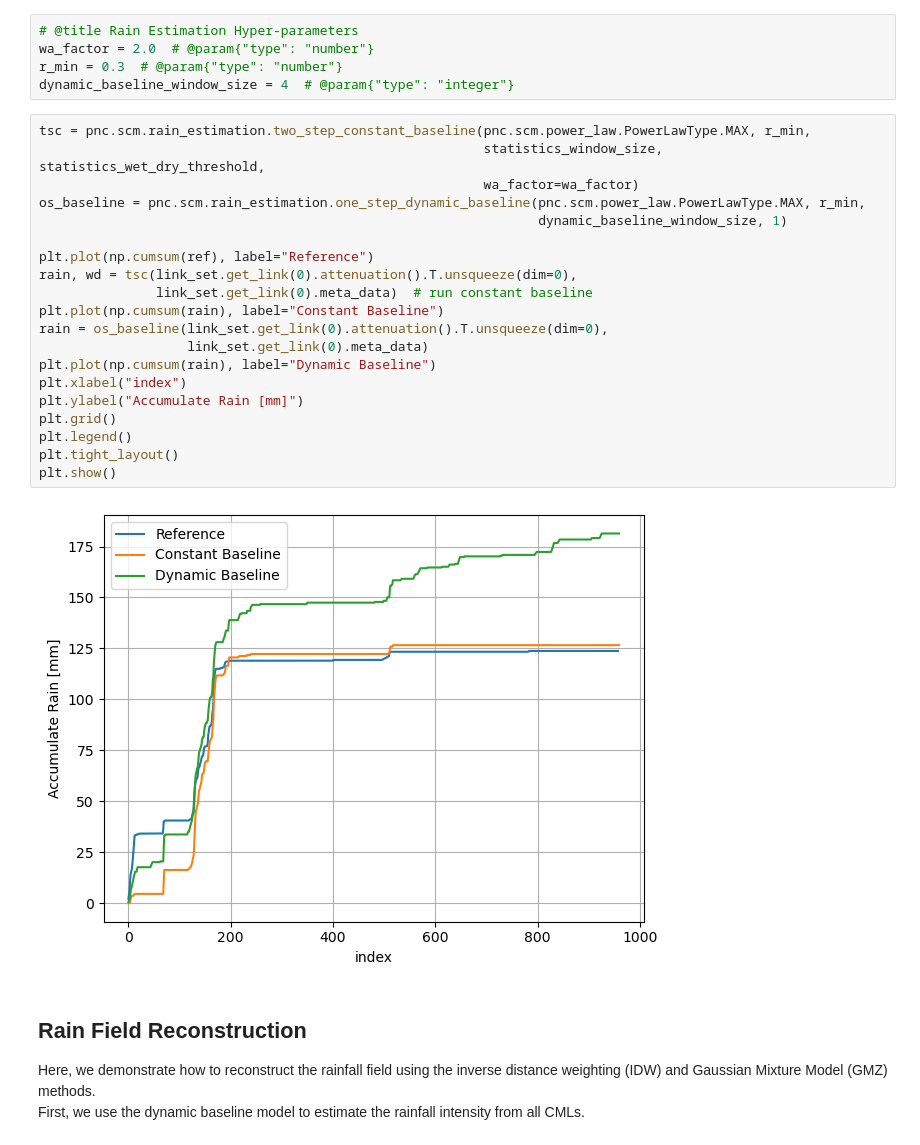
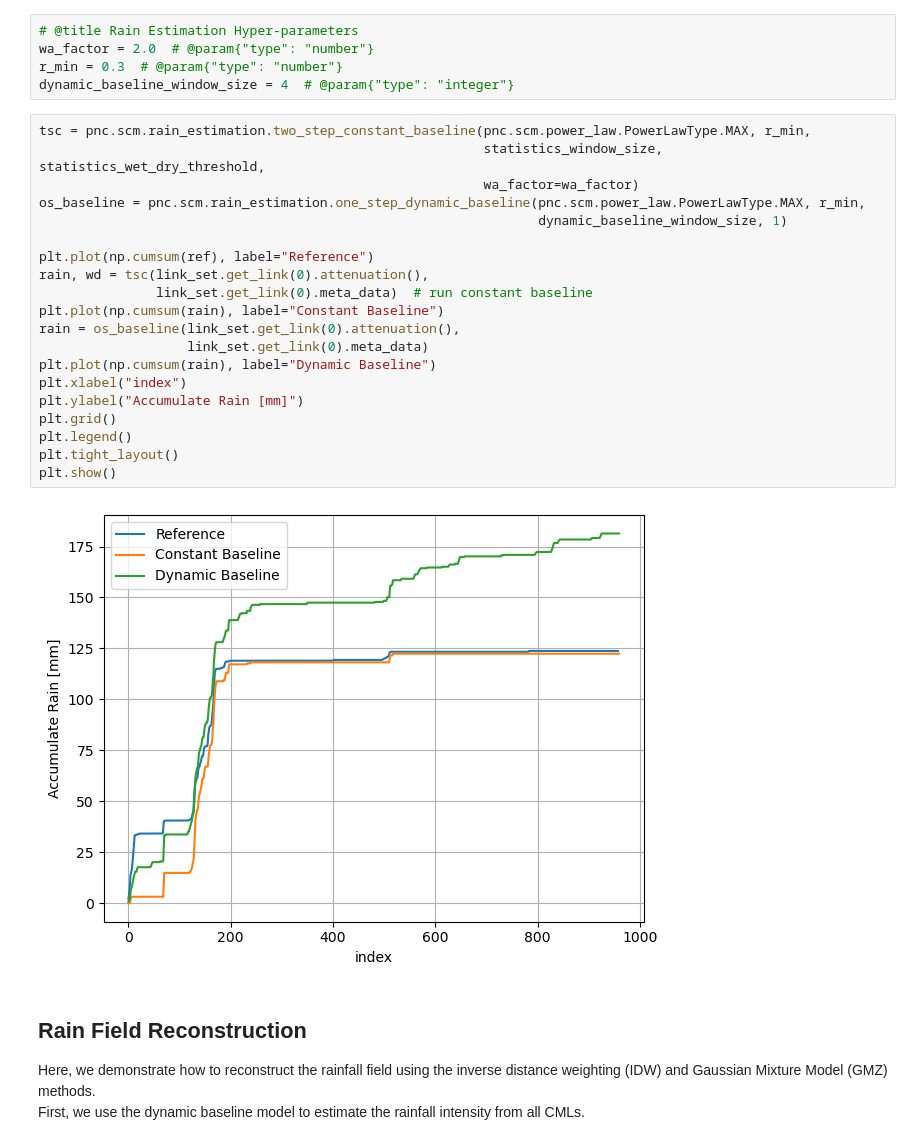
Before and after one commit to haihabi/PyNNcml, a Jupyter notebook: examples/tutorials/model_driven_tutorial.ipynb, the cells around one changed output. Saved outputs shown, nothing was run; the diff lists cells and outputs as text.

```diff
--- a/examples/tutorials/model_driven_tutorial.ipynb
+++ b/examples/tutorials/model_driven_tutorial.ipynb
@@ -161,25 +145,25 @@ dynamic_baseline_window_size = 4  # @param{"type": "integer"}
 # %%
 tsc = pnc.scm.rain_estimation.two_step_constant_baseline(pnc.scm.power_law.PowerLawType.MAX, r_min,
                                                          statistics_window_size, statistics_wet_dry_threshold,
                                                          wa_factor=wa_factor)
 os_baseline = pnc.scm.rain_estimation.one_step_dynamic_baseline(pnc.scm.power_law.PowerLawType.MAX, r_min,
                                                                 dynamic_baseline_window_size, 1)
 
 plt.plot(np.cumsum(ref), label="Reference")
-rain, wd = tsc(link_set.get_link(0).attenuation().T.unsqueeze(dim=0),
+rain, wd = tsc(link_set.get_link(0).attenuation(),
                link_set.get_link(0).meta_data)  # run constant baseline
 plt.plot(np.cumsum(rain), label="Constant Baseline")
-rain = os_baseline(link_set.get_link(0).attenuation().T.unsqueeze(dim=0),
+rain = os_baseline(link_set.get_link(0).attenuation(),
                    link_set.get_link(0).meta_data)
 plt.plot(np.cumsum(rain), label="Dynamic Baseline")
 plt.xlabel("index")
 plt.ylabel("Accumulate Rain [mm]")
 plt.grid()
 plt.legend()
 plt.tight_layout()
 plt.show()
 # %% [output]
-[figure, old version]
+[figure, new version]
 # %% [markdown]
 ## Rain Field Reconstruction
 Here, we demonstrate how to reconstruct the rainfall field using the inverse distance weighting (IDW) and Gaussian Mixture Model (GMZ) methods. <br>
```
Also changed, not shown: parts of 4 cells of this notebook, 15 other files.
